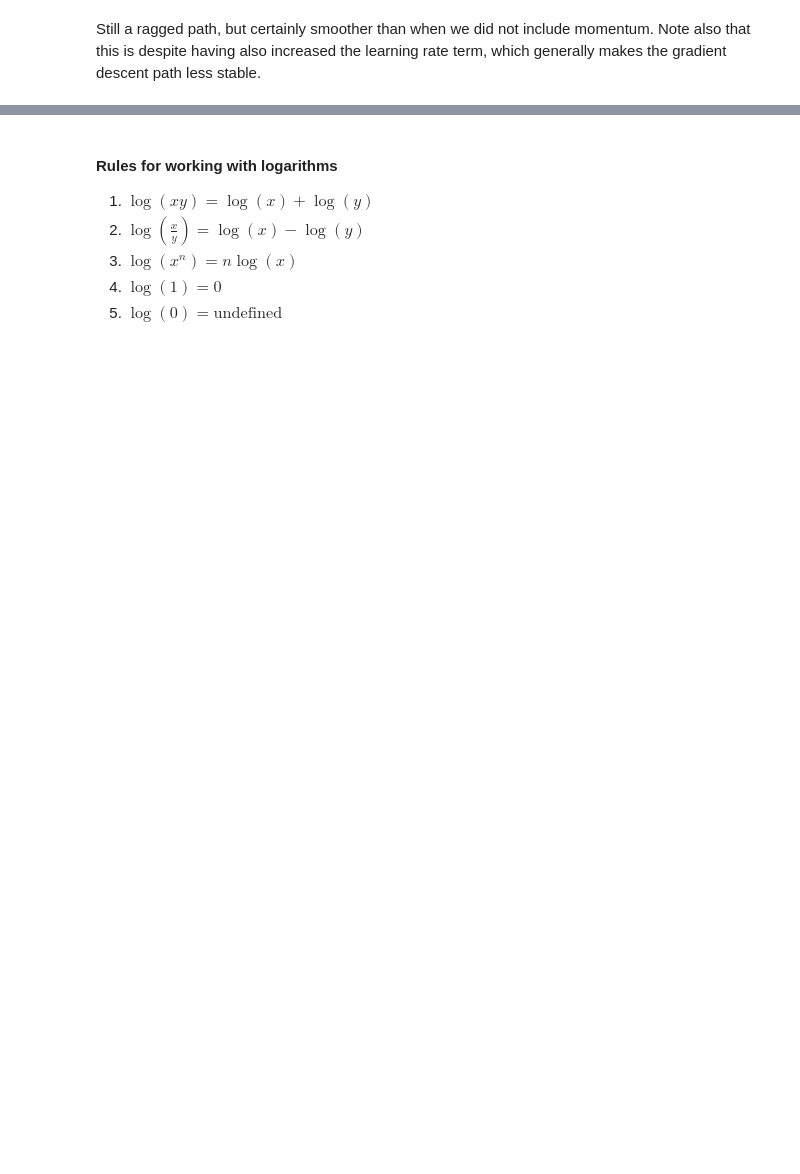
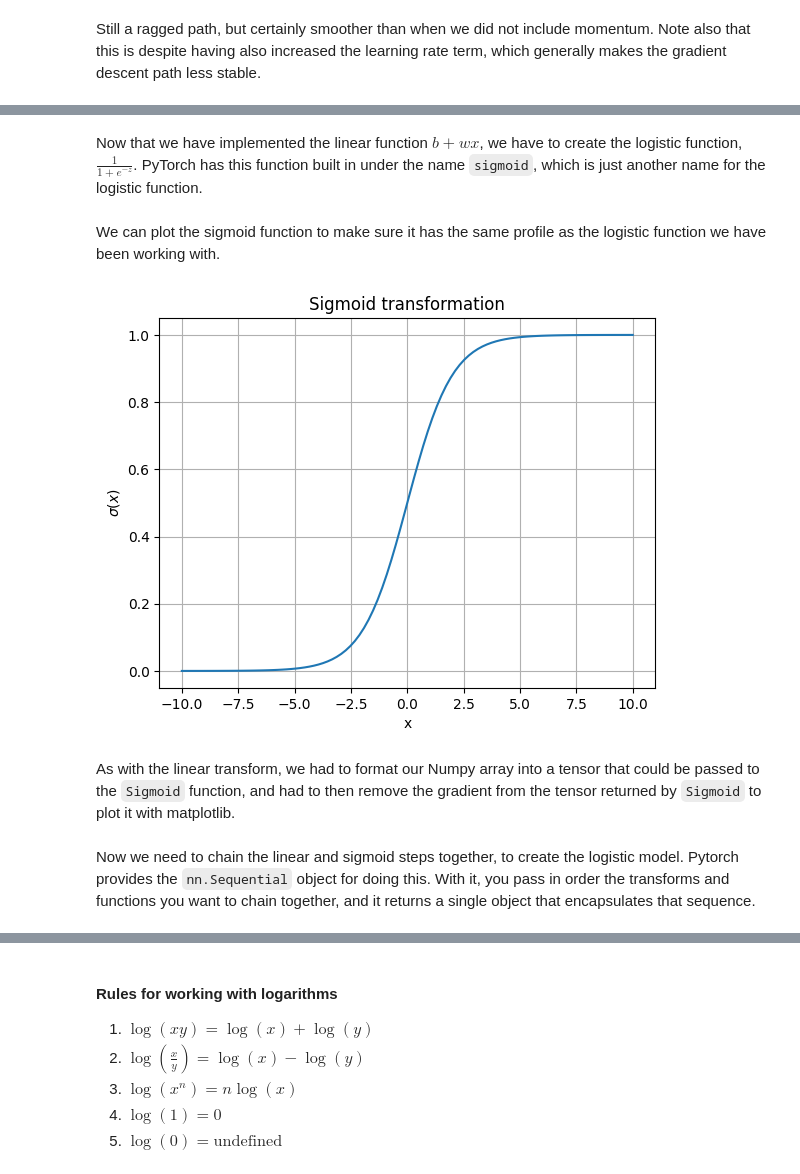
Before and after one commit to dbheadley/DecodingTheBrain, a Jupyter notebook: Week4/notes.ipynb, the cells around one changed output, grey strips where cells are left out. Saved outputs shown, nothing was run; the diff lists cells and outputs as text; code cells hidden in the pictures; blank space fills up the shorter version.

Commit message:
started pytorch example

```diff
--- a/Week4/notes.ipynb
+++ b/Week4/notes.ipynb
@@ -1102,0 +1372,21 @@ Still a ragged path, but certainly smoother than when we did not include momentu
+# %% [markdown]
+Now that we have implemented the linear function $b+wx$, we have to create the logistic function, $\frac{1}{1+e^{-z}}$. PyTorch has this function built in under the name `sigmoid`, which is just another name for the logistic function.
+# %%
+sig_trans = torch.nn.Sigmoid()
+# %% [markdown]
+We can plot the sigmoid function to make sure it has the same profile as the logistic function we have been working with.
+# %%
+# plot the sigmoid transformation
+fig, ax = plt.subplots()
+x_t = torch.tensor(np.linspace(-10, 10, 100).astype(np.float32)).reshape(-1,1)
+ax.plot(x_t, sig_trans(x_t).detach())
+ax.set_xlabel('x')
+ax.set_ylabel(r'$\sigma(x)$')
+ax.set_title('Sigmoid transformation')
+ax.grid()
+# %% [output]
+[figure, added]
+# %% [markdown]
+As with the linear transform, we had to format our Numpy array into a tensor that could be passed to the `Sigmoid` function, and had to then remove the gradient from the tensor returned by `Sigmoid` to plot it with matplotlib.
+# %% [markdown]
+Now we need to chain the linear and sigmoid steps together, to create the logistic model. Pytorch provides the `nn.Sequential` object for doing this. With it, you pass in order the transforms and functions you want to chain together, and it returns a single object that encapsulates that sequence.
```
Also changed, not shown: parts of 42 cells of this notebook, 1 other file.
